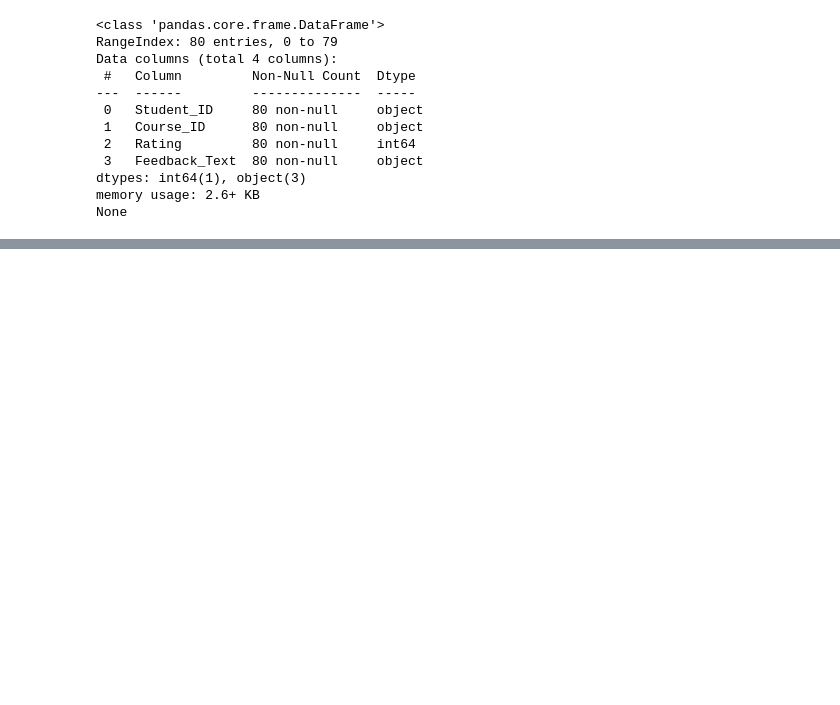
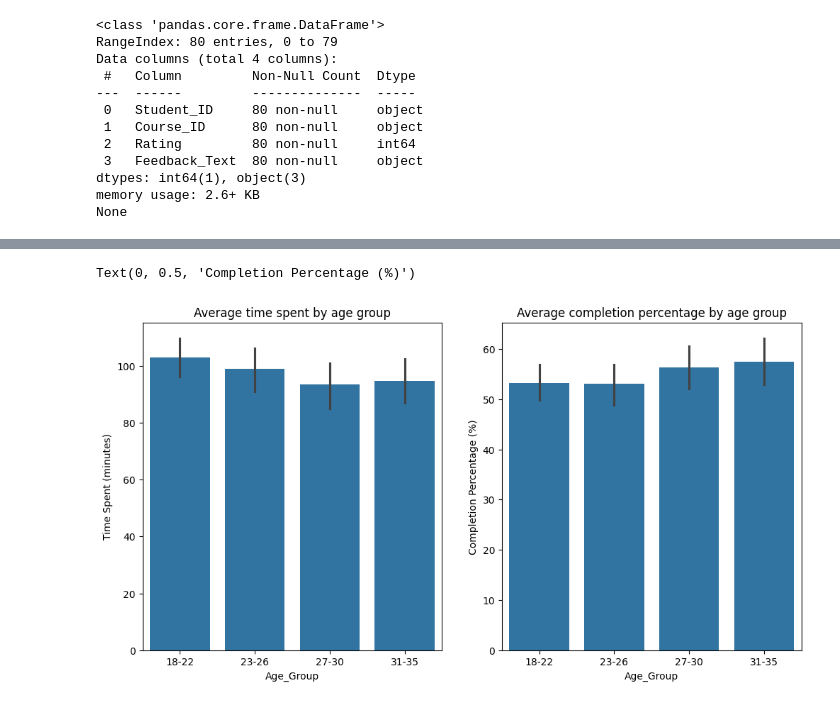
Before and after one commit to kiran86/zylentrix-data-analysis, a Jupyter notebook: zylentrix-analysis.ipynb, the cells around one changed output, grey strips where cells are left out. Drawn from its saved outputs; the diff is of its cells as text; code cells hidden in the pictures; blank space fills up the shorter version.

```diff
--- a/zylentrix-analysis.ipynb
+++ b/zylentrix-analysis.ipynb
@@ -192,0 +240,28 @@ Now the cleaning is done, analysis can be started.
+# %%
+# merge course activity and students data frames
+merged_df = course_activity_df.merge(students_df[['Student_ID', 'Age', 'Location']], on='Student_ID', how='left')
+
+# create age bins
+age_bins = [18, 22, 26, 30, 35]
+labels = ['18-22', '23-26', '27-30', '31-35']
+
+# create a new column for age bins
+merged_df['Age_Group'] = pd.cut(merged_df['Age'], bins=age_bins, labels=labels, include_lowest=True)
+
+# visualize the data
+plt.figure(figsize=(12, 6))
+
+# by time spent on courses
+plt.subplot(1, 2, 1)
+sns.barplot(x='Age_Group', y='Time_Spent_Minutes', data=merged_df)
+plt.title('Average time spent by age group')
+plt.ylabel('Time Spent (minutes)')
+
+# by completion percentage
+plt.subplot(1, 2, 2)
+sns.barplot(x='Age_Group', y='Completion_Percentage', data=merged_df)
+plt.title('Average completion percentage by age group')
+plt.ylabel('Completion Percentage (%)')
+# %% [output]
+Text(0, 0.5, 'Completion Percentage (%)')
+[figure, added]
```
Also changed, not shown: parts of 19 cells of this notebook, 1 other file.
